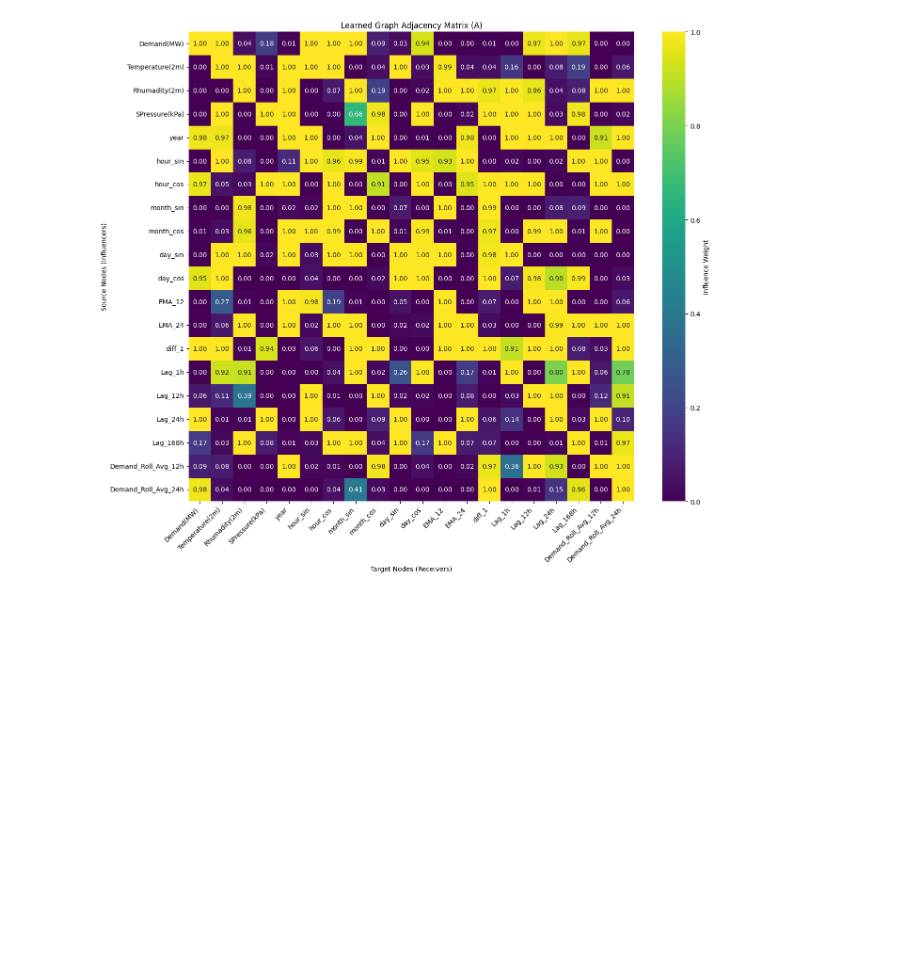
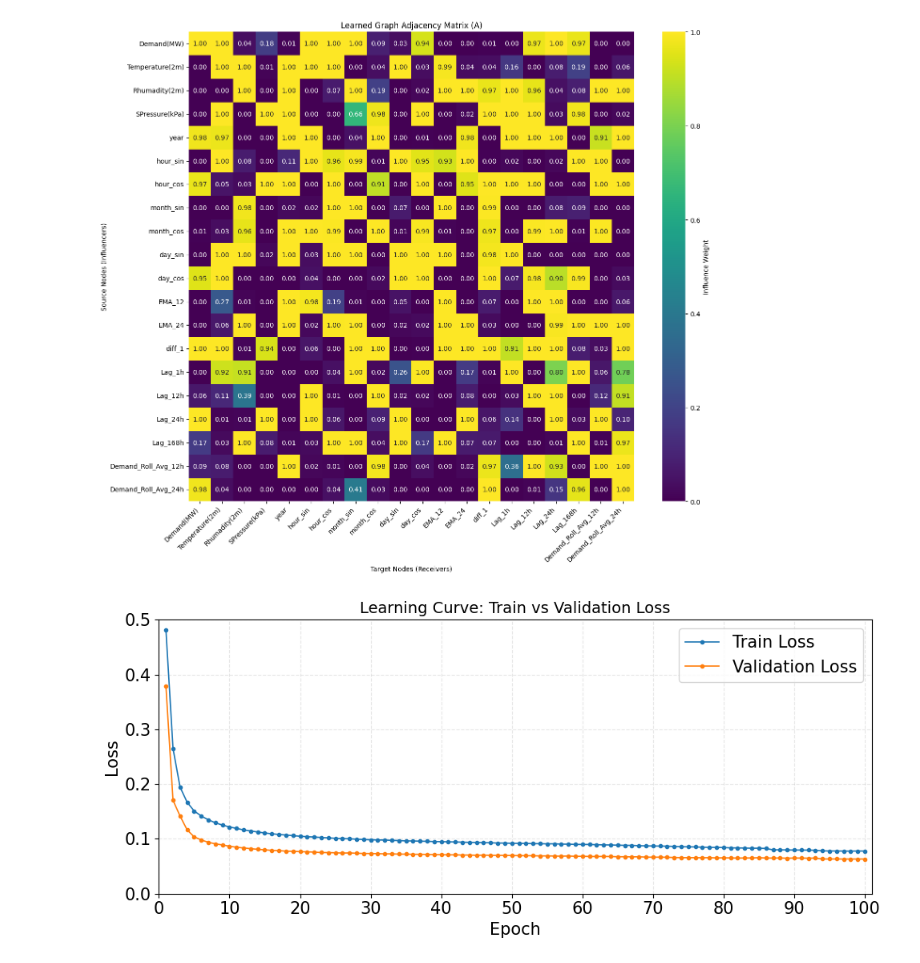
Before and after one commit to Khurshed-14/Load_Forecast_and_Balance, a Jupyter notebook: Load_Forecast.ipynb, the cells around one changed output. Saved outputs shown, nothing was run; the diff lists cells and outputs as text; code cells hidden in the pictures; blank space fills up the shorter version.

```diff
--- a/Load_Forecast.ipynb
+++ b/Load_Forecast.ipynb
@@ -5897,3 +5862,55 @@ Train samples: 47174, Val samples: 15749, Test samples: 15509
 🚚 DataLoaders ready. Train batches: 738, Val batches: 247, Test batches: 243
 Node names: ['Demand(MW)', 'Temperature(2m)', 'Rhumadity(2m)', 'SPressure(kPa)', 'year', 'hour_sin', 'hour_cos', 'month_sin', 'month_cos', 'day_sin', 'day_cos', 'EMA_12', 'EMA_24', 'diff_1', 'Lag_1h', ...
 [figure]
+# %%
+import pandas as pd
+import matplotlib.pyplot as plt
+import numpy as np
+
+csv_path = r"C:\Users\khurs\Downloads\AT_TR_GNN_MultiScale_Temporal_Graph_Learning_Train_Loss.csv"   # <-- your csv file
+smooth_window = 0             # set >1 (e.g., 3 or 5) to smooth
+
+df = pd.read_csv(csv_path)
+df = df[["Step", "Train_Loss", "Validation_Loss"]].copy()
+df["Step"] = pd.to_numeric(df["Step"], errors="coerce")
+df["Train_Loss"] = pd.to_numeric(df["Train_Loss"], errors="coerce")
+df["Validation_Loss"] = pd.to_numeric(df["Validation_Loss"], errors="coerce")
+df = df.dropna().sort_values("Step")
+
+# Optional smoothing (rolling mean)
+if smooth_window and smooth_window > 1:
+    train_y = df["Train_Loss"].rolling(smooth_window, min_periods=1).mean()
+    val_y   = df["Validation_Loss"].rolling(smooth_window, min_periods=1).mean()
+else:
+    train_y = df["Train_Loss"]
+    val_y   = df["Validation_Loss"]
+
+plt.figure(figsize=(10, 4.5))
+
+plt.plot(
+    df["Step"], train_y,
+    color="tab:blue", marker="o", markersize=3,
+    linewidth=1.2, label="Train Loss"
+)
+plt.plot(
+    df["Step"], val_y,
+    color="tab:orange", marker="o", markersize=3,
+    linewidth=1.2, label="Validation Loss"
+)
+
+plt.title("Learning Curve: Train vs Validation Loss", fontsize=14)  # Increased title size
+plt.xlabel("Epoch", fontsize=15)  # Increased x-axis label size
+plt.ylabel("Loss", fontsize=15)  # Increased y-axis label size
+plt.grid(True, linestyle="--", alpha=0.3)
+plt.legend(loc="upper right", fontsize=15)  # Increased legend size
+
+# ---- axis ranges + tick steps ----
+plt.xlim(0, 101)                               # 0..50 [web:47]
+plt.xticks(np.arange(0, 101, 10), fontsize=15) # Increased x-tick size
+plt.ylim(0, 0.45)                              # 0..0.5 [web:37]
+plt.yticks(np.arange(0, 0.51, 0.1), fontsize=15)  # Increased y-tick size
+
+plt.tight_layout()
+plt.show()
+# %% [output]
+[figure, added]
```
Also changed, not shown: parts of 24 cells of this notebook, 8 other files.
